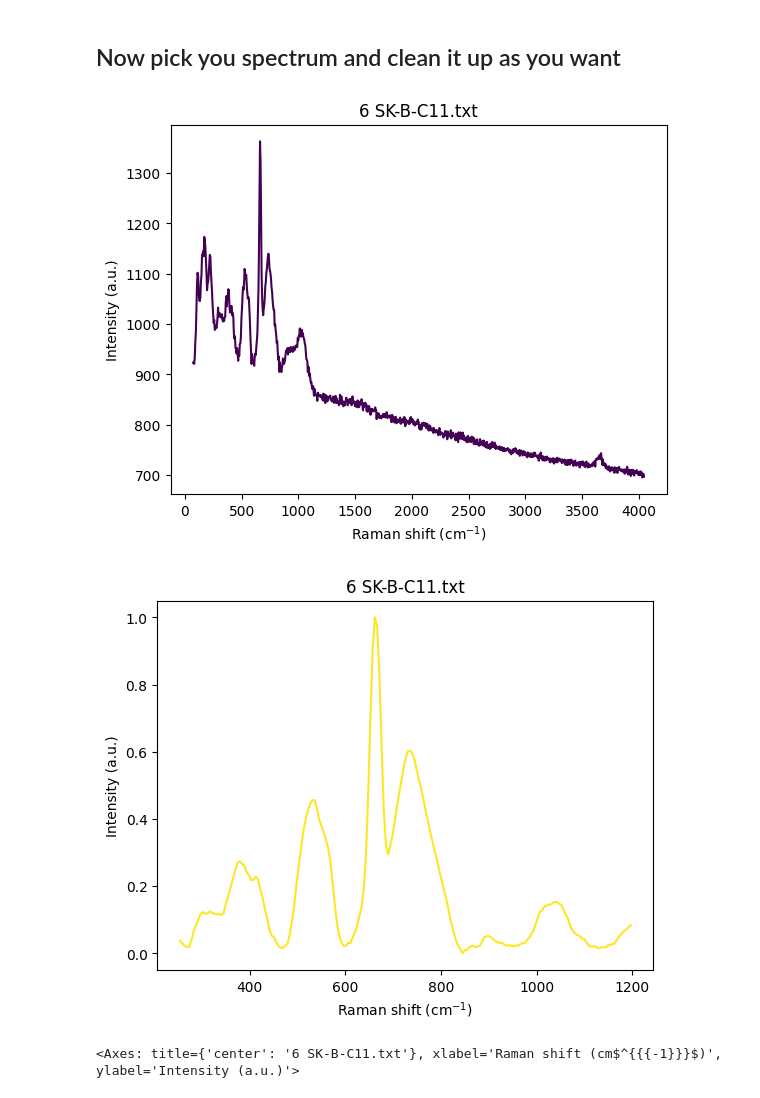
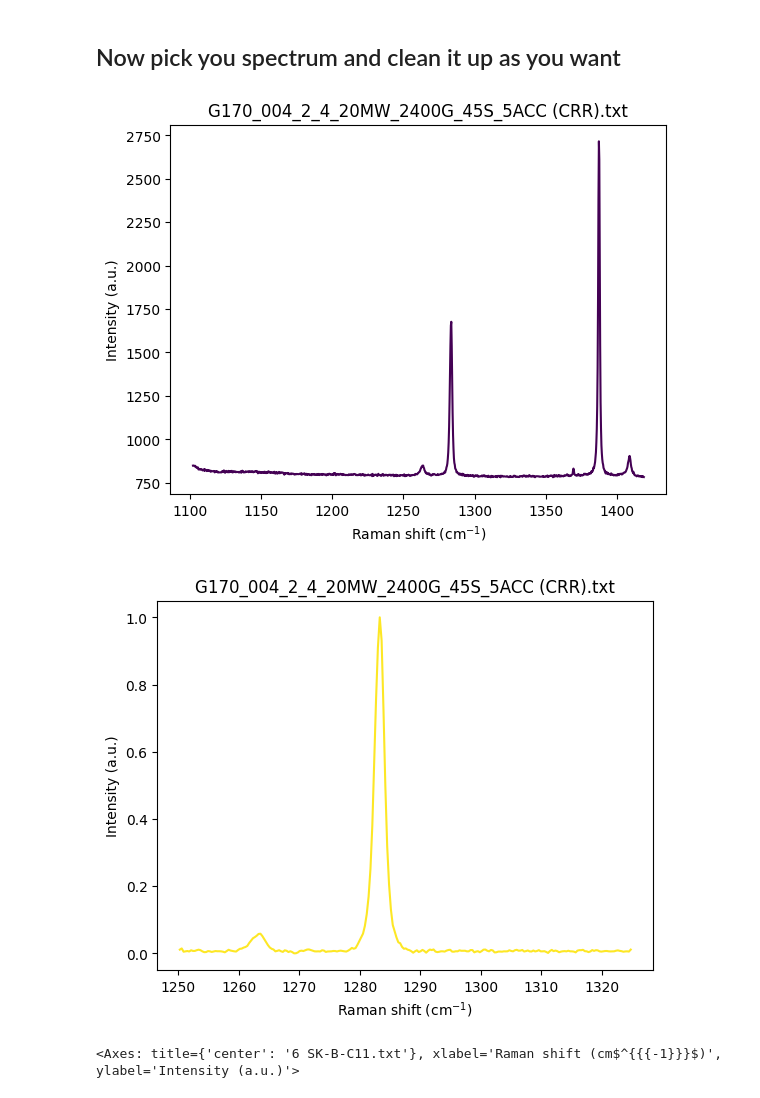
Before and after one commit to cljdevitre/raman-peak-id, a Jupyter notebook: Files/raman_ID_redo.ipynb, the cells around one changed output. Cells and saved outputs as stored; diff of their text form; code cells hidden in the pictures.

```diff
--- a/Files/raman_ID_redo.ipynb
+++ b/Files/raman_ID_redo.ipynb
@@ -129,27 +129,27 @@ matching_indices
 # %% [markdown]
 ## Now pick you spectrum and clean it up as you want
 # %%
-filename="6 SK-B-C11.txt"
+filename="G170_004_2_4_20MW_2400G_45S_5ACC (CRR).txt"
 
 file_path=os.path.join(Master_Folder,"Example_spectra"+slash+"GP_AnnikaDechert"+slash+"spectra_07282025_txt"+slash+filename)
 
 unknown_spectrum=load_witec_headlesstxt(file_path)
 
 #### If you want to modify the preprocessing, change this snipet,then reprocess the raw spectrum
-# pipe_mod = rp.preprocessing.Pipeline([
-#     rp.preprocessing.misc.Cropper(region=(250, 1200)),
-#     rp.preprocessing.denoise.SavGol(window_length=4, polyorder=3),
-#     rp.preprocessing.baseline.ASPLS(),
-#     rp.preprocessing.normalise.MinMax(pixelwise=True)
-# ])
+pipe_mod = rp.preprocessing.Pipeline([
+    rp.preprocessing.misc.Cropper(region=(1250, 1325)),
+    rp.preprocessing.denoise.SavGol(window_length=4, polyorder=3),
+    rp.preprocessing.baseline.ASPLS(),
+    rp.preprocessing.normalise.MinMax(pixelwise=True)
+])
 
-preprocessed_unknown_spectrum = pipe.apply(unknown_spectrum)
+preprocessed_unknown_spectrum = pipe_mod.apply(unknown_spectrum)
 
 
 unknown_plot = rp.plot.spectra([unknown_spectrum, preprocessed_unknown_spectrum], plot_type='separate',title=filename)
 # %% [output]
-[figure, old version]
+[figure, new version]
-[figure, old version]
+[figure, new version]
 # %%
 rp.plot.spectra([db_sub_pp[0],preprocessed_unknown_spectrum], plot_type='single',title=filename)
 # %% [output]
```
Also changed, not shown: 3 other files.
